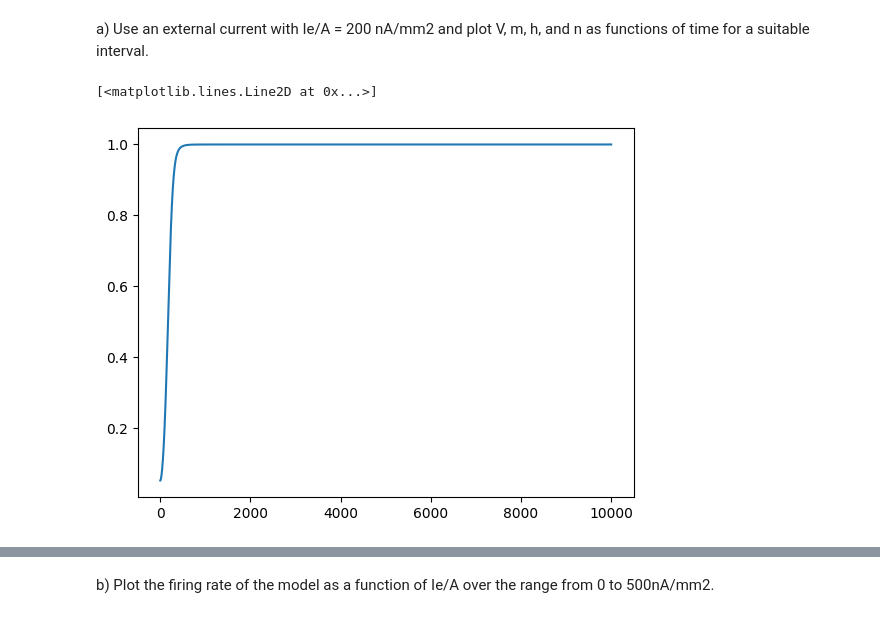
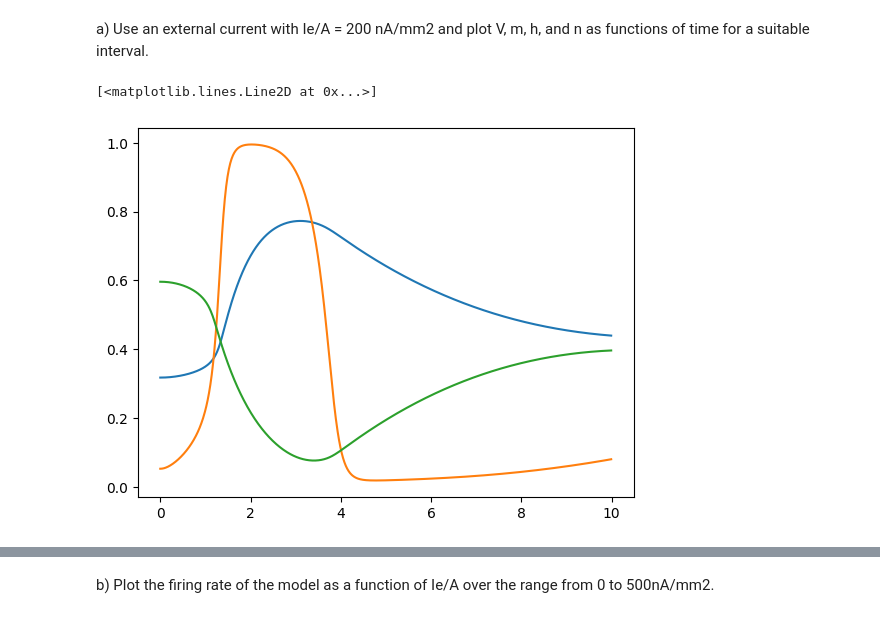
Before and after one commit to Mintherbi/Theoretical-Neuroscience, a Jupyter notebook: Hudgkin Huxley Model.ipynb, the cells around one changed output, grey strips where cells are left out. Drawn from its saved outputs; the diff is of its cells as text; code cells hidden in the pictures.

```diff
--- a/Hudgkin Huxley Model.ipynb
+++ b/Hudgkin Huxley Model.ipynb
@@ -3,7 +3,7 @@ import numpy as np
 import matplotlib.pyplot as plt
 import math
 # %%
-C_M     = 10        #nF/mm^2
+C_M     = 1      #nF/mm^2
 
 ### Initial Values
 V_INIT  = -65       #mV
@@ -12,20 +12,20 @@ H_INIT  = 0.5961
 N_INIT  = 0.3177
 
 ### Maximal Conductance
-G_L     = 0.003
-G_NA    = 1.2
-G_K     = 0.36
-E_L     = -54.387
-E_K     = -77
-E_NA    = 50
+G_L     = 0.3     # mS/cm^2
+G_NA    = 120     # mS/cm^2
+G_K     = 36      # mS/cm^2
+E_L     = -54.387 # mV
+E_K     = -77     # mV
+E_NA    = 50      # mV
 
 DT      = 0.01
-TOTAL   = 100
+TOTAL   = 5
 # %%
 def HudgkinHuxleyModel(I_c2A, T=TOTAL, dt = DT,
                        V_init=V_INIT, m_init=M_INIT, h_init=H_INIT, n_init=N_INIT,
                        c_m=C_M, g_l=G_L, g_na=G_NA, g_k=G_K, E_l=E_L, E_k=E_K, E_na=E_NA):
-    N = int(T/DT)
+    N = int(T/dt)
     V = np.zeros(N);     V[0]=V_init
     i_m = np.zeros(N)
     '''
@@ -59,20 +59,27 @@ def HudgkinHuxleyModel(I_c2A, T=TOTAL, dt = DT,
         m[i+1] = m[i] + (dt/tau_m[i])*(m_infty[i]-m[i])
         h[i+1] = h[i] + (dt/tau_h[i])*(h_infty[i]-h[i])
 
-        i_m[i+1] = g_l*(V[i]-E_l) + g_k*math.pow(n[i+1],4)*(V[i]-E_k) + g_na*math.pow(m[i+1],3)*h[i+1]*(V[i]-E_na)
-        V[i+1] = V[i] + (dt/c_m)*(-1*i_m[i+1] + I_c2A)
+        i_m[i] = g_l*(V[i]-E_l) + g_k*math.pow(n[i+1],4)*(V[i]-E_k) + g_na*math.pow(m[i+1],3)*h[i+1]*(V[i]-E_na)
+        V[i+1] = V[i] + (dt/c_m)*(-1*i_m[i] + I_c2A)
 
-    return V, n, m, h #, tau_n, tau_m, tau_h, n_infty, m_infty, h_infty
+    t = np.arange(N)*dt
+
+
+    return t, V, n, m, h #, tau_n, tau_m, tau_h, n_infty, m_infty, h_infty
 
 
 
 def Alpha_N(V):
-    return 0.1*(V+55)/(1-math.exp(-0.1*(V+55)))
+    if V == -55.0:
+        return 0.1
+    return 0.01*(V+55)/(1-math.exp(-0.1*(V+55)))
 
 def Beta_N(V):
     return 0.125*math.exp(-0.0125*(V+65))
 
 def Alpha_M(V):
+    if V == -40.0:
+        return 1.0
     return 0.1*(V+40)/(1-math.exp(-0.1*(V+40)))
 
 def Beta_M(V):
@@ -82,8 +89,7 @@ def Alpha_H(V):
     return 0.07*math.exp(-0.05*(V+65))
 
 def Beta_H(V):
-    return 1/(1-math.exp(-0.1*(V+35)))
-
+    return 1/(1+math.exp(-0.1*(V+35)))
 
 def Tau_X(Alpha, Beta):
     return 1/(Alpha+Beta)
@@ -93,9 +99,12 @@ def X_Infty(Alpha, Beta):
 # %% [markdown]
 a) Use an external current with Ie/A = 200 nA/mm2 and plot V, m, h, and n as functions of time for a suitable interval.
 # %%
-V, m, h, n = HudgkinHuxleyModel(200)
+t, V, n, m, h = HudgkinHuxleyModel(20, T=10)
 
-plt.plot(h)
+# plt.plot(t, V)
+plt.plot(t, n, label="K+ Activation")
+plt.plot(t, m, label="K+ Inctivation")
+plt.plot(t, h)
 # %% [output]
 [<matplotlib.lines.Line2D at 0x...>]
-[figure, old version]
+[figure, new version]
```
Also changed, not shown: parts of 1 cell of this notebook.
